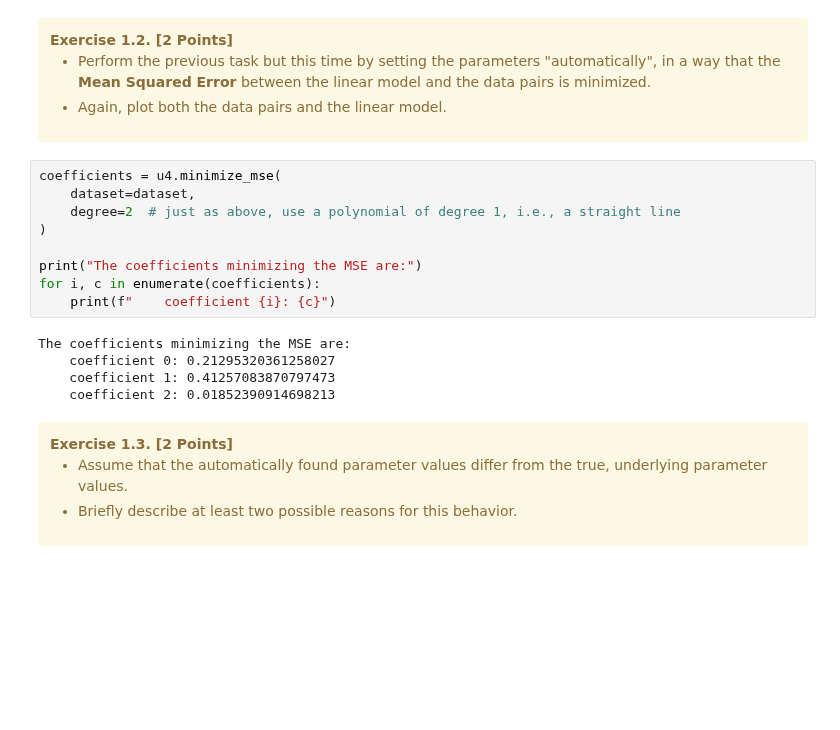
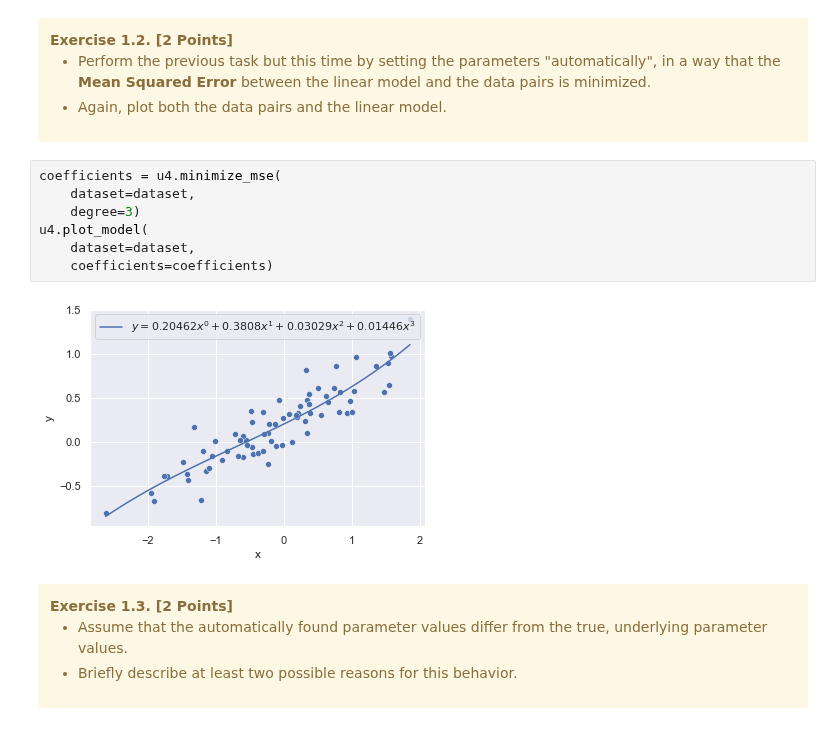
Before and after one commit to qtakmalay/JupyterProjects, a Jupyter notebook: U4/U4_Assignment.ipynb, the cells around one changed output. Saved outputs shown, nothing was run; the diff lists cells and outputs as text; blank space fills up the shorter version.

```diff
--- a/U4/U4_Assignment.ipynb
+++ b/U4/U4_Assignment.ipynb
@@ -117,20 +117,15 @@ u4.plot_model(
         <li>Perform the previous task but this time by setting the parameters "automatically", in a way that the <b>Mean Squared Error</b> between the linear model and the data pairs is minimized.</li>
         <li>Again, plot both the data pairs and the linear model.</li>
     </ul>
-# %%
-coefficients = u4.minimize_mse(
-    dataset=dataset,
-    degree=2  # just as above, use a polynomial of degree 1, i.e., a straight line
-)
-
-print("The coefficients minimizing the MSE are:")
-for i, c in enumerate(coefficients):
-    print(f"    coefficient {i}: {c}")
-# %% [output]
-The coefficients minimizing the MSE are:
-    coefficient 0: 0.21295320361258027
-    coefficient 1: 0.41257083870797473
-    coefficient 2: 0.01852390914698213
+# %%
+coefficients = u4.minimize_mse(
+    dataset=dataset,
+    degree=3)
+u4.plot_model(
+    dataset=dataset,
+    coefficients=coefficients)
+# %% [output]
+[figure, added]
 # %% [markdown]
 <div class="alert alert-warning">
     <b>Exercise 1.3. [2 Points]</b>
```
Also changed, not shown: parts of 9 cells of this notebook.
